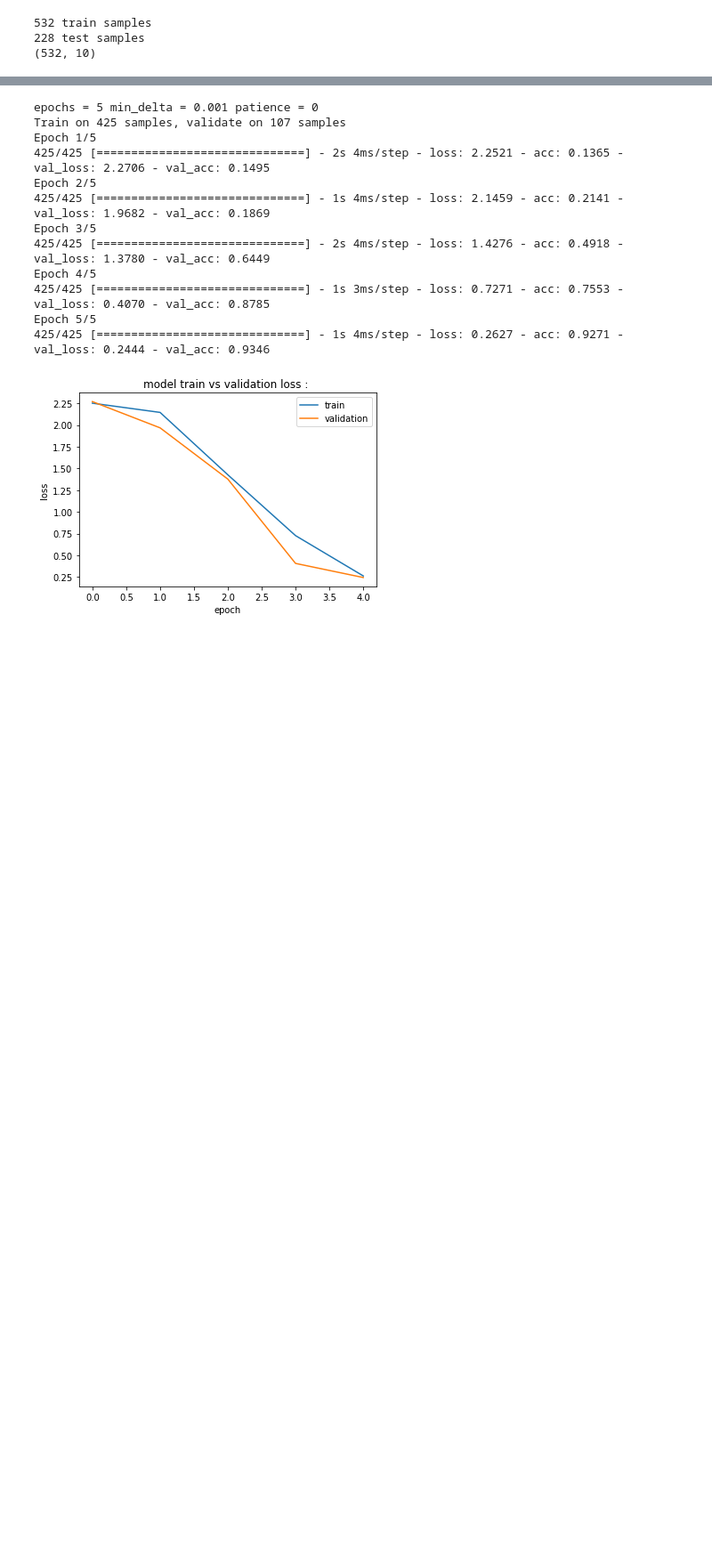
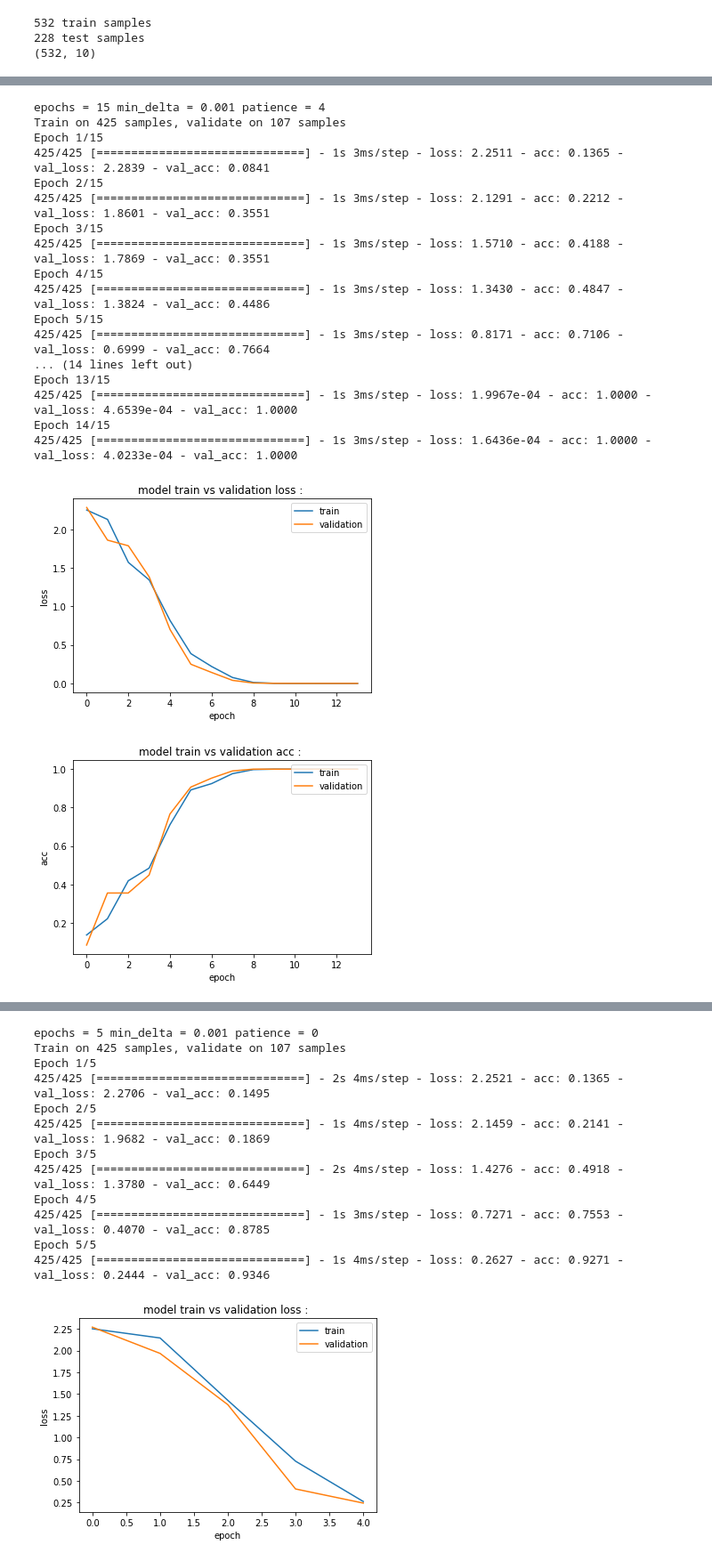
Before and after one commit to Bermewda/Sign-Language-recognition, a Jupyter notebook: new DL.ipynb, the cells around one changed output, grey strips where cells are left out. Shown at 89% size. Cells and saved outputs as stored; diff of their text form; code cells hidden in the pictures; blank space fills up the shorter version.

```diff
--- a/new DL.ipynb
+++ b/new DL.ipynb
@@ -127,0 +232,48 @@ model.save_weights('weights.h5py')
+# %%
+# model 3
+print("epochs = 15 min_delta = 0.001 patience = 4")
+model.load_weights('weights.h5py')
+es=keras.callbacks.EarlyStopping(monitor='acc',min_delta=0.001,patience=4,verbose=0,mode='auto')#min_delta=0.1,patience=5
+history=model.fit(x_train, y_train,
+          batch_size=16,
+          epochs=15,
+          validation_split=0.2,
+          callbacks=[es]) #epochs=15
+model.save('my_model3.h5')
+plt.plot(history.history['loss'])
+plt.plot(history.history['val_loss'])
+plt.title("model train vs validation loss : ")
+plt.ylabel("loss")
+plt.xlabel("epoch")
+plt.legend(['train','validation'],loc='upper right')
+plt.show( )
+plt.plot(history.history['acc'])
+plt.plot(history.history['val_acc'])
+plt.title("model train vs validation acc : ")
+plt.ylabel("acc")
+plt.xlabel("epoch")
+plt.legend(['train','validation'],loc='upper right')
+plt.show( )
+loss,acc = model.evaluate(x_test,y_test)
+print("Acc = " + str(acc))
+print("Loss = " + str(loss))
+# %% [output]
+epochs = 15 min_delta = 0.001 patience = 4
+Train on 425 samples, validate on 107 samples
+Epoch 1/15
+425/425 [==============================] - 1s 3ms/step - loss: 2.2511 - acc: 0.1365 - val_loss: 2.2839 - val_acc: 0.0841
+Epoch 2/15
+425/425 [==============================] - 1s 3ms/step - loss: 2.1291 - acc: 0.2212 - val_loss: 1.8601 - val_acc: 0.3551
+Epoch 3/15
+425/425 [==============================] - 1s 3ms/step - loss: 1.5710 - acc: 0.4188 - val_loss: 1.7869 - val_acc: 0.3551
+Epoch 4/15
+425/425 [==============================] - 1s 3ms/step - loss: 1.3430 - acc: 0.4847 - val_loss: 1.3824 - val_acc: 0.4486
+Epoch 5/15
+425/425 [==============================] - 1s 3ms/step - loss: 0.8171 - acc: 0.7106 - val_loss: 0.6999 - val_acc: 0.7664
+... (14 lines left out)
+Epoch 13/15
+425/425 [==============================] - 1s 3ms/step - loss: 1.9967e-04 - acc: 1.0000 - val_loss: 4.6539e-04 - val_acc: 1.0000
+Epoch 14/15
+425/425 [==============================] - 1s 3ms/step - loss: 1.6436e-04 - acc: 1.0000 - val_loss: 4.0233e-04 - val_acc: 1.0000
+[figure, added]
+[figure, added]
```
Also changed, not shown: parts of 15 cells of this notebook.
